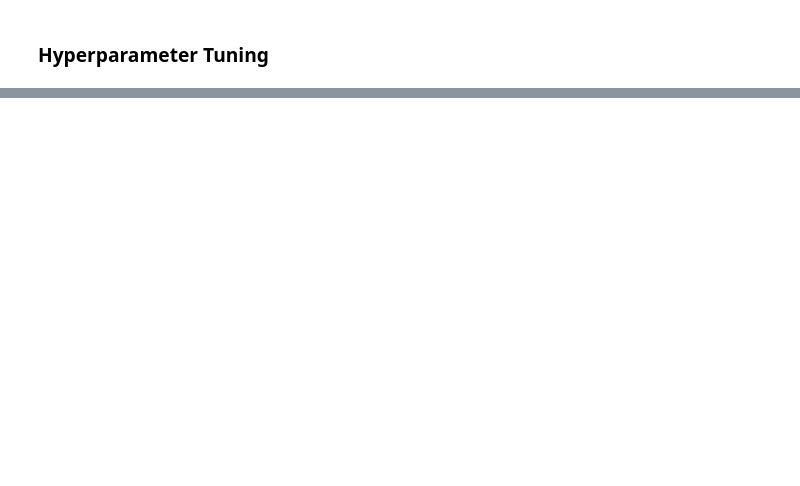
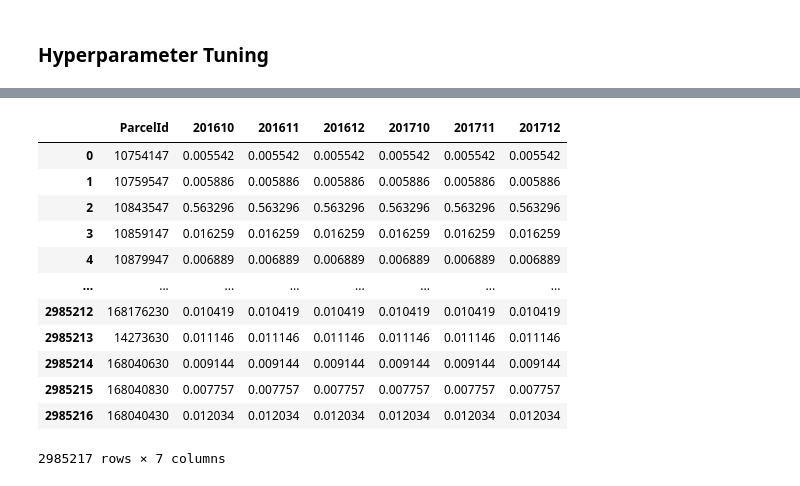
Before and after one commit to ab-shetty/207-Project-Zillow, a Jupyter notebook: Final_combo.ipynb, the cells around one changed output, grey strips where cells are left out. Drawn from its saved outputs; the diff is of its cells as text; code cells hidden in the pictures; blank space fills up the shorter version.

```diff
--- a/Final_combo.ipynb
+++ b/Final_combo.ipynb
@@ -531,0 +663,37 @@ plt.show()
+# %%
+X_test_std = x_test.copy()
+
+# Scale-standardize features
+sc_x = StandardScaler()
+sc_x.fit(X_train[numeric_columns])
+
+# Transform the test data using the same fitted scaler
+X_test_std[numeric_columns] = sc_x.transform(X_test_std[numeric_columns])
+
+# For latitude and longitude, we can't mask, so fill NAs with zeros
+X_test_std.longitude = X_test_std.longitude.fillna(0)
+X_test_std.latitude = X_test_std.latitude.fillna(0)
+
+# Mask missing data in columns
+mask_value = -999
+X_test_std = X_test_std.fillna(mask_value)
+# %%
+# Generate neural network predictions for all parcel IDs
+preds = model.predict({
+        'bedroomcnt': X_test_std[['bedroomcnt']],
+        'roomcnt': X_test_std[['roomcnt']],
+        'bathroomcnt': X_test_std[['bathroomcnt']],
+        'taxamount': X_test_std[['taxamount']],
+        'landtaxvaluedollarcnt': X_test_std[['landtaxvaluedollarcnt']],
+        'taxvaluedollarcnt': X_test_std[['taxvaluedollarcnt']],
+        'structuretaxvaluedollarcnt': X_test_std[['structuretaxvaluedollarcnt']],
+        'latitude': X_test_std[['latitude']],
+        'longitude': X_test_std[['longitude']],
+        'lxxrnsa': X_test_std[['LXXRNSA']],
+        'year': X_test_std[['year']],
+        'month': X_test_std[['month']],
+        'weekday': X_test_std[['weekday']],
+        'lotsizesquarefeet': X_test_std[['lotsizesquarefeet']],
+        'calculatedfinishedsquarefeet': X_test_std[['calculatedfinishedsquarefeet']],
+        'yearbuilt': X_test_std[['yearbuilt']],
+    })
@@ -531,0 +702,19 @@ plt.show()
+# %%
+for c in sample.columns[sample.columns != 'ParcelId']:
+    sample[c] = ((preds[:,0]*Y_train.std()) + Y_train.mean())
+# %%
+sample
+# %% [output]
+|  | ParcelId | 201610 | 201611 | 201612 | 201710 | 201711 | 201712 |
+| 0 | 10754147 | 0.005542 | 0.005542 | 0.005542 | 0.005542 | 0.005542 | 0.005542 |
+| 1 | 10759547 | 0.005886 | 0.005886 | 0.005886 | 0.005886 | 0.005886 | 0.005886 |
+| 2 | 10843547 | 0.563296 | 0.563296 | 0.563296 | 0.563296 | 0.563296 | 0.563296 |
+| 3 | 10859147 | 0.016259 | 0.016259 | 0.016259 | 0.016259 | 0.016259 | 0.016259 |
+| 4 | 10879947 | 0.006889 | 0.006889 | 0.006889 | 0.006889 | 0.006889 | 0.006889 |
+| ... | ... | ... | ... | ... | ... | ... | ... |
+| 2985212 | 168176230 | 0.010419 | 0.010419 | 0.010419 | 0.010419 | 0.010419 | 0.010419 |
+| 2985213 | 14273630 | 0.011146 | 0.011146 | 0.011146 | 0.011146 | 0.011146 | 0.011146 |
+| 2985214 | 168040630 | 0.009144 | 0.009144 | 0.009144 | 0.009144 | 0.009144 | 0.009144 |
+| 2985215 | 168040830 | 0.007757 | 0.007757 | 0.007757 | 0.007757 | 0.007757 | 0.007757 |
+| 2985216 | 168040430 | 0.012034 | 0.012034 | 0.012034 | 0.012034 | 0.012034 | 0.012034 |
+2985217 rows × 7 columns
```
Also changed, not shown: parts of 28 cells of this notebook.
